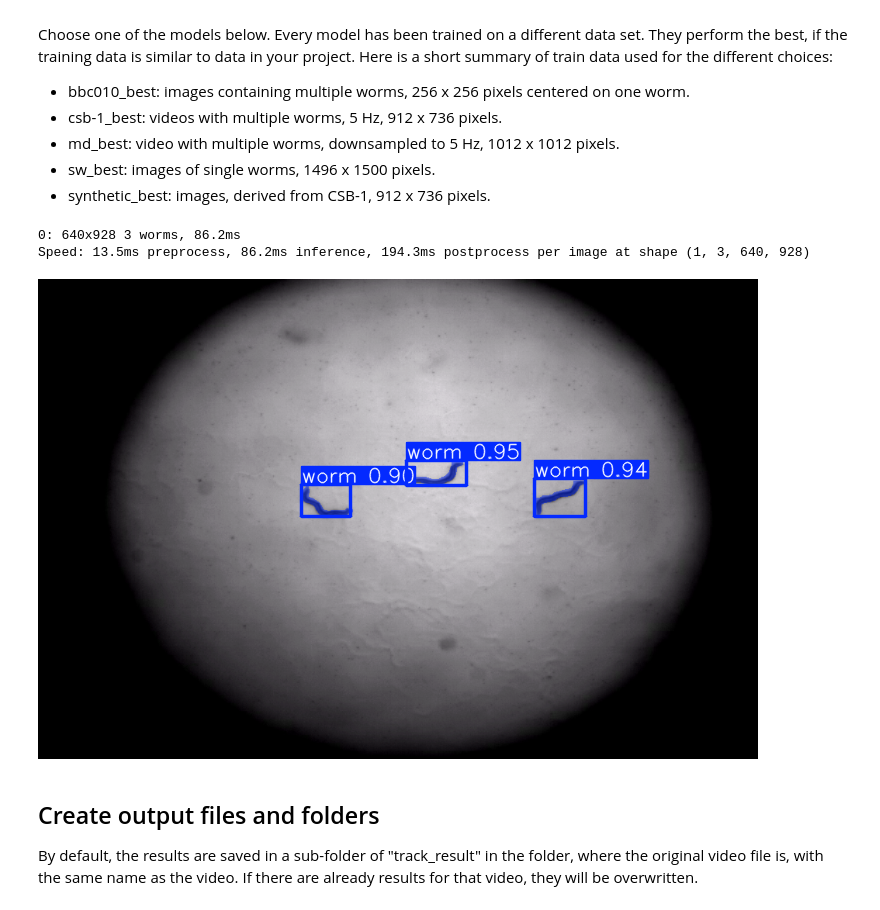
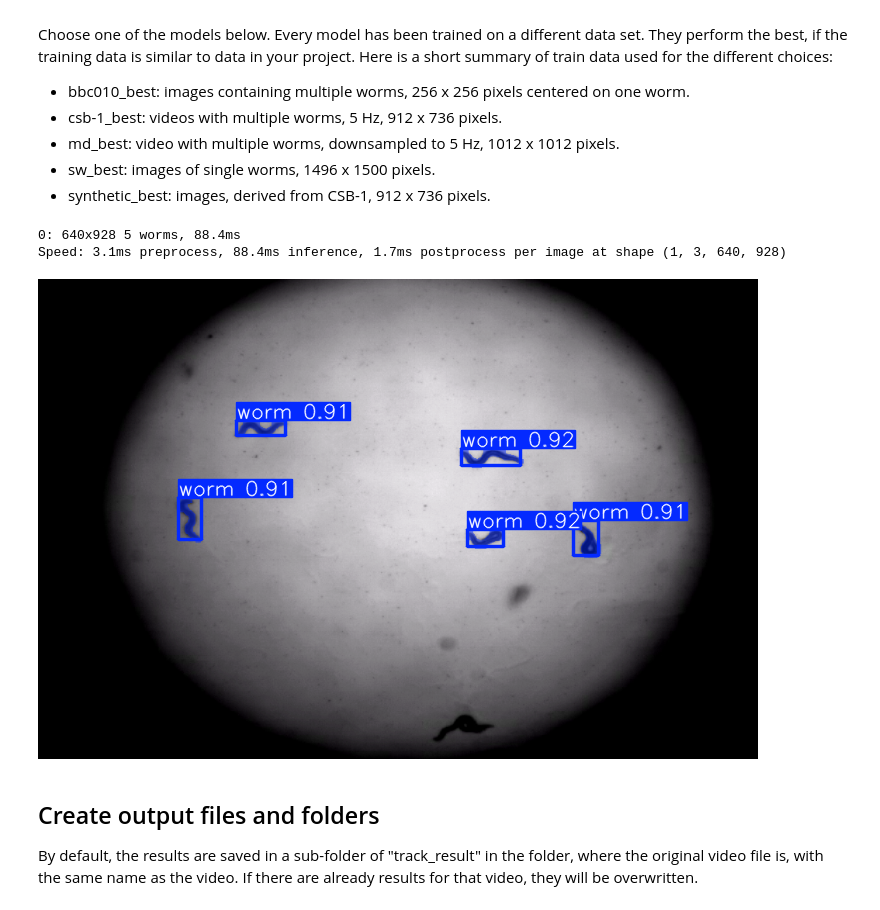
Before and after one commit to pwetterauer/WormNotebooks, a Jupyter notebook: segment_worm_video_with_WormYOLO.ipynb, the cells around one changed output. Drawn from its saved outputs; the diff is of its cells as text; code cells hidden in the pictures.

```diff
--- a/segment_worm_video_with_WormYOLO.ipynb
+++ b/segment_worm_video_with_WormYOLO.ipynb
@@ -66,7 +66,7 @@ drive.mount('/content/drive')
 # %% [output]
 Mounted at /content/drive
 # %%
-video_path = "../../drive/MyDrive/video/ILG6_2x.avi"
+video_path = "../../drive/MyDrive/video/ILG5_2x.avi"
 
 cap = cv2.VideoCapture(video_path)
 if not cap.isOpened():
@@ -125,21 +125,21 @@ Choose one of the models below. Every model has been trained on a different data
 * synthetic_best: images, derived from CSB-1, 912 x 736 pixels.
 # %%
 # choose model: bbc010_best, csb-1_best, md_best, sw_best, synthetic_best
-model = YOLO("./weights/synthetic_best.pt")
+model = YOLO("./weights/csb-1_best.pt")
 # %%
 # adjust the 'confidence', to remove false positive results
-confidence = 0.4
-frame_nr = 2
+confidence = 0.8
+frame_nr = 4
 
 cap.set(cv2.CAP_PROP_POS_FRAMES, frame_nr)
 success, frame = cap.read()
 
 results = model(frame, conf=confidence)
 results[0].show()
 # %% [output]
-0: 640x928 3 worms, 86.2ms
-Speed: 13.5ms preprocess, 86.2ms inference, 194.3ms postprocess per image at shape (1, 3, 640, 928)
+0: 640x928 5 worms, 88.4ms
+Speed: 3.1ms preprocess, 88.4ms inference, 1.7ms postprocess per image at shape (1, 3, 640, 928)
-[figure, old version]
+[figure, new version]
 # %% [markdown]
 ## Create output files and folders
 By default, the results are saved in a sub-folder of "track_result" in the folder, where the original video file is, with the same name as the video. If there are already results for that video, they will be overwritten.
```
Also changed, not shown: parts of 4 cells of this notebook.
